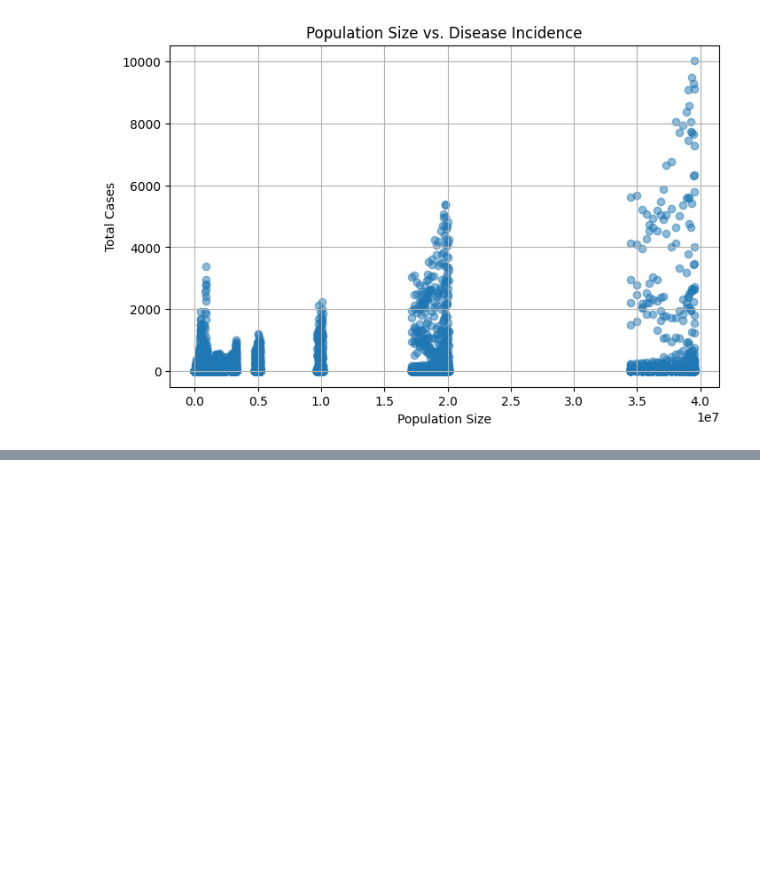
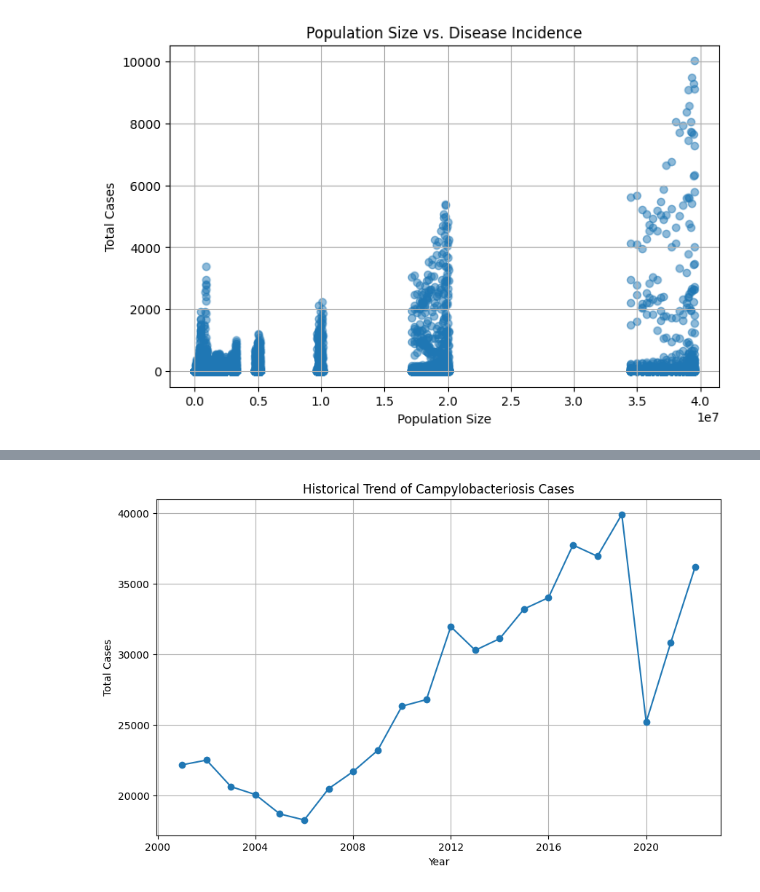
Before and after one commit to Adeyemitoba/Disease-Incidence-Analysis-2001-2022, a Jupyter notebook: Data_exploration.ipynb, the cells around one changed output, grey strips where cells are left out. Drawn from its saved outputs; the diff is of its cells as text; code cells hidden in the pictures; blank space fills up the shorter version.

```diff
--- a/Data_exploration.ipynb
+++ b/Data_exploration.ipynb
@@ -273,0 +317,27 @@ plt.show()
+# %%
+import pandas as pd
+import matplotlib.pyplot as plt
+from statsmodels.tsa.arima.model import ARIMA
+
+# Load the dataset
+file_path = 'Infectious Diseases by disease, county, year and sex.csv'
+data = pd.read_csv(file_path)
+
+# Filter data for a specific disease (e.g., "Campylobacteriosis")
+disease_name = 'Campylobacteriosis'
+disease_data = data[data['Disease'] == disease_name].groupby('Year')['Cases'].sum().reset_index()
+
+# Convert 'Year' to datetime format and set as index
+disease_data['Year'] = pd.to_datetime(disease_data['Year'], format='%Y')
+disease_data.set_index('Year', inplace=True)
+# %%
+# Plot the historical trend
+plt.figure(figsize=(10, 6))
+plt.plot(disease_data.index, disease_data['Cases'], marker='o', linestyle='-')
+plt.title(f"Historical Trend of {disease_name} Cases")
+plt.xlabel("Year")
+plt.ylabel("Total Cases")
+plt.grid(True)
+plt.show()
+# %% [output]
+[figure, added]
```
Also changed, not shown: parts of 4 cells of this notebook.
